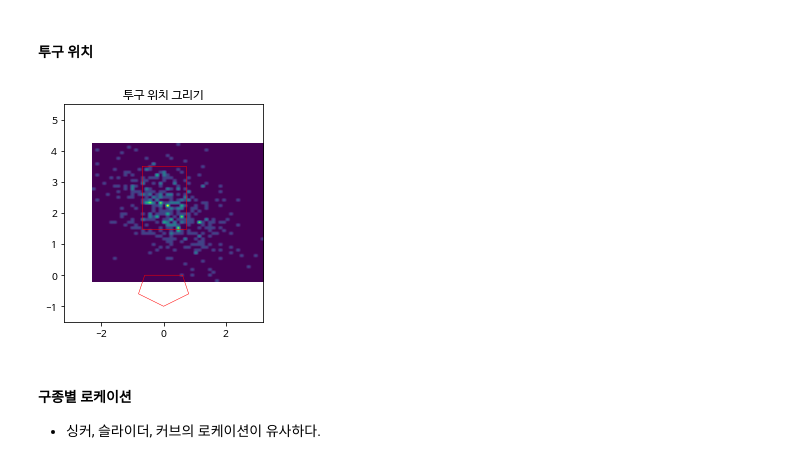
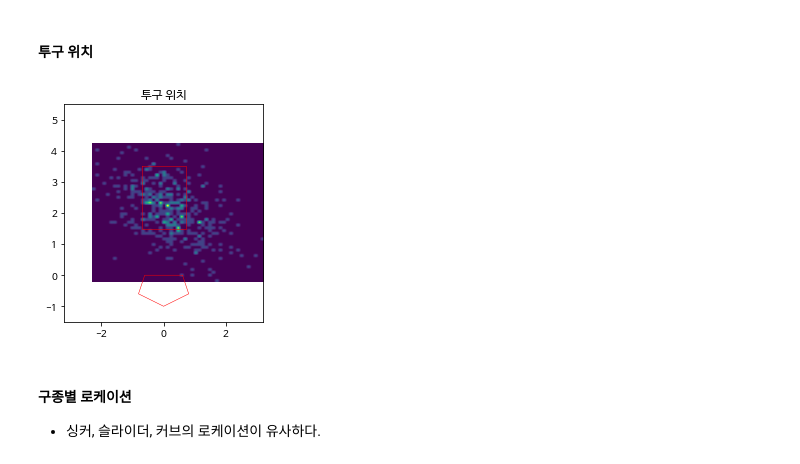
Before and after one commit to Sgkeoi/GonBaseball, a Jupyter notebook: 외국인선수분석_PBP.ipynb, the cells around one changed output. Saved outputs shown, nothing was run; the diff lists cells and outputs as text; code cells hidden in the pictures.

```diff
--- a/외국인선수분석_PBP.ipynb
+++ b/외국인선수분석_PBP.ipynb
@@ -2140,29 +2142,29 @@ plt.show();
 # %%
 # Generate some test data
 # a,b 값에 투구 자료만 넣으면 된다.
 a = ado.plate_x
 b = ado.plate_z # a,b 변수로 겹치지 않게 한다.
 
 heatmap, xedges, yedges = np.histogram2d(a, b, bins=50)
 extent = [xedges[0], xedges[-1], yedges[0], yedges[-1]]
 
 plt.clf()
 plt.imshow(heatmap.T, extent=extent, origin='lower')
 
 plt.plot(x, y, c='red', lw=0.5)
 plt.plot(x2, y2, c='red', lw=0.5)
 
 # x축, y축 범위 지정
 plt.xlim([L-2.5, R+2.5])
 plt.ylim([Bot-3, Top+2])
-plt.title('투구 위치 그리기')
+plt.title('투구 위치')
 
 plt.show();
 
 # a,b와 x,y가 겹치면 안 된다.
 # a,b 변수로 겹치지 않게 한 다음에 다시 그 이전으로 돌아가서 먼저 실행한 뒤 재실행 하면 된다.
 # %% [output]
-[figure, old version]
+[figure, new version]
 # %% [markdown]
 #### 구종별 로케이션
 
```
Also changed, not shown: parts of 10 cells of this notebook.
